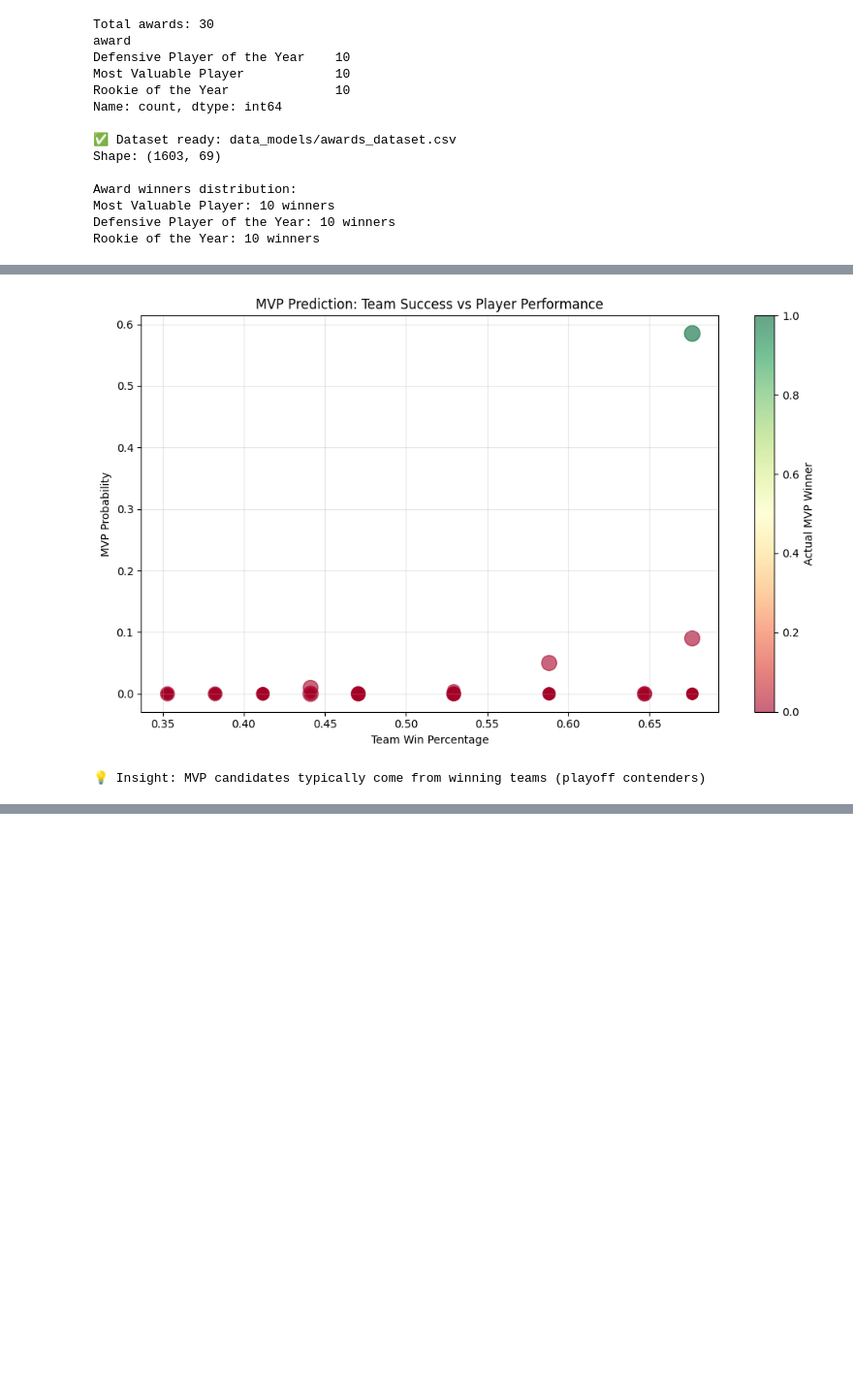
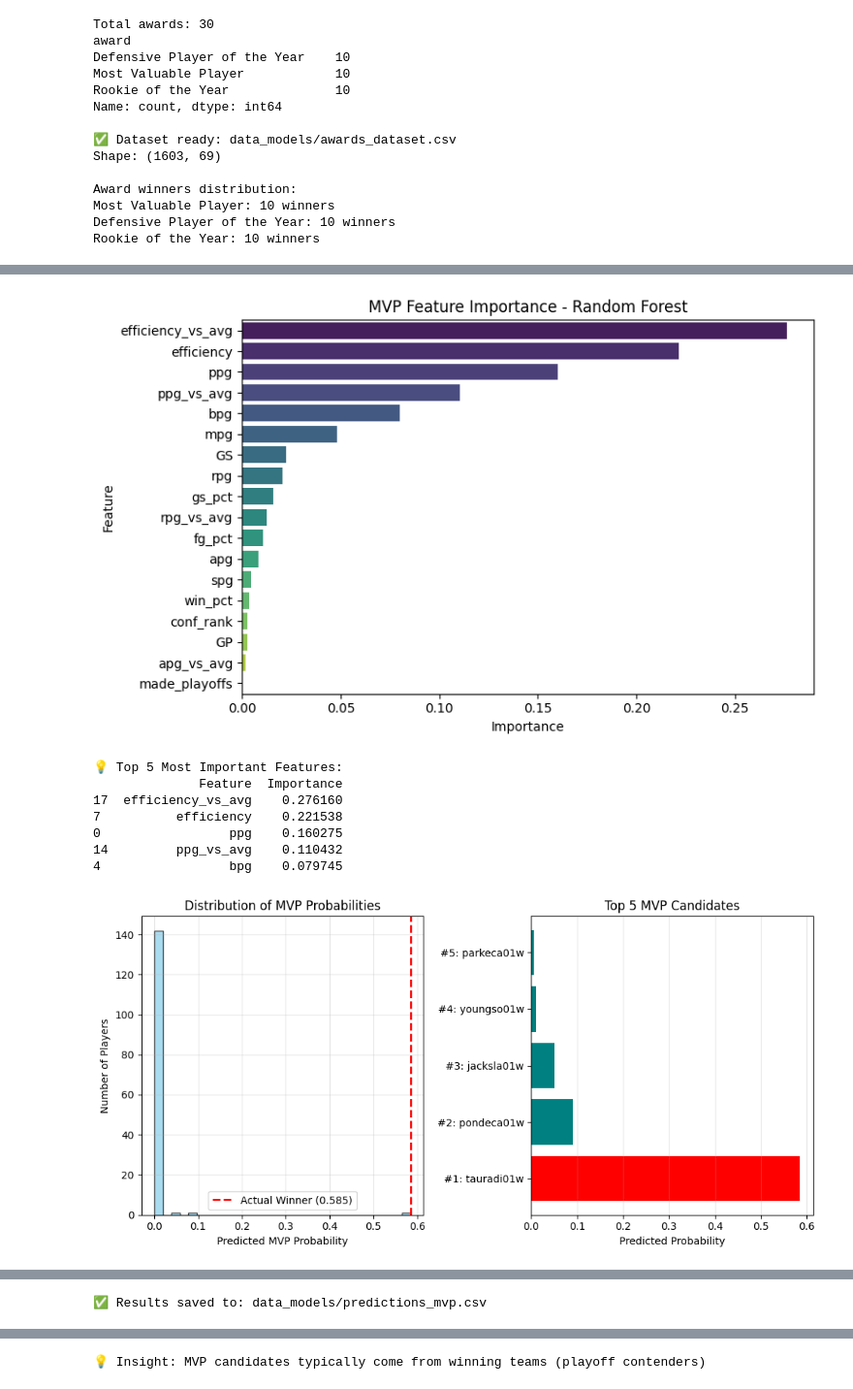
Before and after one commit to torradoov/Data_Mining-WNBA, a Jupyter notebook: 04_c).ipynb, the cells around one changed output, grey strips where cells are left out. Shown at 97% size. Saved outputs shown, nothing was run; the diff lists cells and outputs as text; code cells hidden in the pictures; blank space fills up the shorter version.

Commit message:
Further C) improvements

```diff
--- a/04_c).ipynb
+++ b/04_c).ipynb
@@ -222,10 +228,15 @@ test_data.loc[:, 'mvp_rank'] = test_data['mvp_proba'].rank(ascending=False, meth
 # ===============================================================
 # 6️⃣ Evaluation
 # ===============================================================
+# Initialize variables
+winner_rank = None
+winner_proba = None
+actual_winner_id = None
+
 # For awards, what matters is: Is the winner in our top predictions?
-actual_winner_id = test_data[test_data[target] == 1]['playerID'].values
-if len(actual_winner_id) > 0:
-    actual_winner_id = actual_winner_id[0]
+actual_winner_id_array = test_data[test_data[target] == 1]['playerID'].values
+if len(actual_winner_id_array) > 0:
+    actual_winner_id = actual_winner_id_array[0]
     winner_rank = test_data[test_data['playerID'] == actual_winner_id]['mvp_rank'].values[0]
     winner_proba = test_data[test_data['playerID'] == actual_winner_id]['mvp_proba'].values[0]
 
@@ -235,23 +246,44 @@ if len(actual_winner_id) > 0:
     print(f"Top-1 prediction: {'✓ CORRECT' if winner_rank == 1 else '✗ INCORRECT'}")
     print(f"Top-3 prediction: {'✓ CORRECT' if winner_rank <= 3 else '✗ INCORRECT'}")
     print(f"Top-5 prediction: {'✓ CORRECT' if winner_rank <= 5 else '✗ INCORRECT'}")
+    print(f"Top-10 prediction: {'✓ CORRECT' if winner_rank <= 10 else '✗ INCORRECT'}")
 
     # Mean Reciprocal Rank (standard metric for ranking problems)
     mrr = 1.0 / winner_rank
     print(f"Mean Reciprocal Rank: {mrr:.4f}")
+
+    # Spearman correlation between predicted probabilities and actual winner
+    # Create binary actual ranking (1 for winner, 0 for others)
+    test_data['actual_winner'] = (test_data['playerID'] == actual_winner_id).astype(int)
+    spearman_corr, spearman_p = spearmanr(-test_data['mvp_proba'], test_data['mvp_rank'])
+    print(f"Spearman Rank Correlation: {spearman_corr:.4f} (p={spearman_p:.4f})")
 else:
     print("\nNo MVP winner in test set")
+
+# ===============================================================
+# 6b️⃣ Baseline Comparison
+# ===============================================================
+print("\n📌 Baseline Comparison:")
+print("Baseline strategy: Rank by efficiency (simple heuristic)")
+test_data['baseline_rank'] = test_data['efficiency'].rank(ascending=False, method='first')
+
+if actual_winner_id is not None:
+    baseline_winner_rank = test_data[test_data['playerID'] == actual_winner_id]['baseline_rank'].values[0]
+    print(f"  Baseline model ranks winner at: #{int(baseline_winner_rank)}")
+    print(f"  Our model ranks winner at: #{int(winner_rank)}")
+    print(f"  Improvement: {int(baseline_winner_rank - winner_rank)} positions {'better' if winner_rank < baseline_winner_rank else 'worse'}")
+
 
 # ===============================================================
 # 7️⃣ Top MVP candidates
 # ===============================================================
 print("\n🏆 Top 10 MVP candidates:")
 top_mvp = test_data[[
-    'playerID', 'tmID', 'ppg', 'rpg', 'apg', 'efficiency',
+    'playerID', 'playerName', 'tmID', 'ppg', 'rpg', 'apg', 'efficiency',
     'win_pct', 'made_playoffs', 'conf_rank',
     'mvp_proba', 'mvp_rank', 'won_most_valuable_player'
 ]].sort_values('mvp_proba', ascending=False).head(10)
-print(top_mvp[['playerID', 'tmID', 'ppg', 'win_pct', 'made_playoffs', 'mvp_proba', 'mvp_rank', 'won_most_valuable_player']])
+print(top_mvp[['playerName', 'tmID', 'ppg', 'win_pct', 'made_playoffs', 'mvp_proba', 'mvp_rank', 'won_most_valuable_player']])
 
 # ===============================================================
 # 8️⃣ Feature Importance
@@ -269,6 +301,36 @@ plt.show()
 
 print("\n💡 Top 5 Most Important Features:")
 print(importance.head())
+
+# ===============================================================
+# 8b️⃣ Probability Distribution Analysis
+# ===============================================================
+plt.figure(figsize=(10, 5))
+
+# Left plot: Distribution of predicted probabilities
+plt.subplot(1, 2, 1)
+plt.hist(test_data['mvp_proba'], bins=30, color='skyblue', edgecolor='black', alpha=0.7)
+if winner_proba is not None:
+    plt.axvline(winner_proba, color='red', linestyle='--', linewidth=2, label=f'Actual Winner ({winner_proba:.3f})')
+plt.xlabel('Predicted MVP Probability')
+plt.ylabel('Number of Players')
+plt.title('Distribution of MVP Probabilities')
+plt.legend()
+plt.grid(alpha=0.3)
+
+# Right plot: Top candidates probability comparison
+plt.subplot(1, 2, 2)
+top_5 = test_data.nsmallest(5, 'mvp_rank')
+colors = ['red' if pid == actual_winner_id else 'teal' for pid in top_5['playerID']]
+plt.barh(range(len(top_5)), top_5['mvp_proba'], color=colors)
+plt.yticks(range(len(top_5)), [f"#{int(r)}: {name}" for r, name in zip(top_5['mvp_rank'], top_5['playerName'])])
+plt.xlabel('Predicted Probability')
+plt.title('Top 5 MVP Candidates')
+plt.grid(alpha=0.3, axis='x')
+
+plt.tight_layout()
+plt.show()
+
 
 # ===============================================================
 # 9️⃣ Save predictions
@@ -328,2 +398,9 @@ Top-5 prediction: ✓ CORRECT
-[figure, old version]
+[figure, new version]
-💡 Insight: MVP candidates typically come from winning teams (playoff contenders)
+💡 Top 5 Most Important Features:
+              Feature  Importance
+17  efficiency_vs_avg    0.276160
+7          efficiency    0.221538
+0                 ppg    0.160275
+14         ppg_vs_avg    0.110432
+4                 bpg    0.079745
+[figure, added]
@@ -329,0 +433 @@ Top-5 prediction: ✓ CORRECT
+✅ Results saved to: data_models/predictions_mvp.csv
@@ -330,3 +435,4 @@ Top-5 prediction: ✓ CORRECT
+💡 Insight: MVP candidates typically come from winning teams (playoff contenders)
 # %%
 # ===============================================================
 # 🛡️ DEFENSIVE PLAYER OF THE YEAR — MODEL & EVALUATION
```
Also changed, not shown: parts of 6 cells of this notebook, 1 other file.
